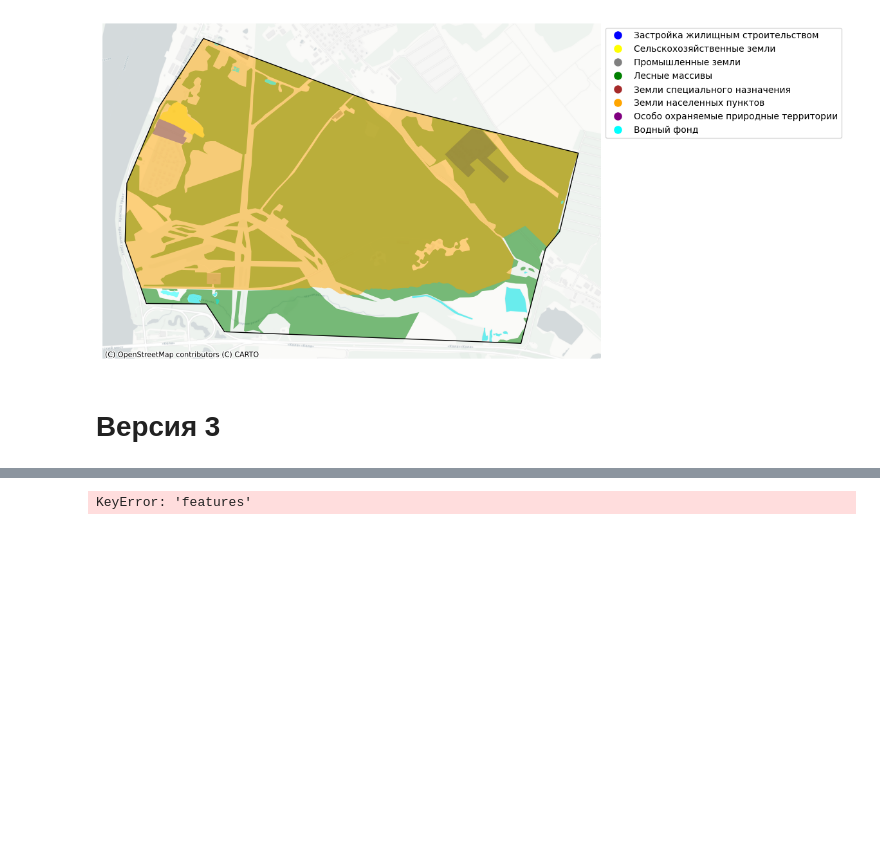
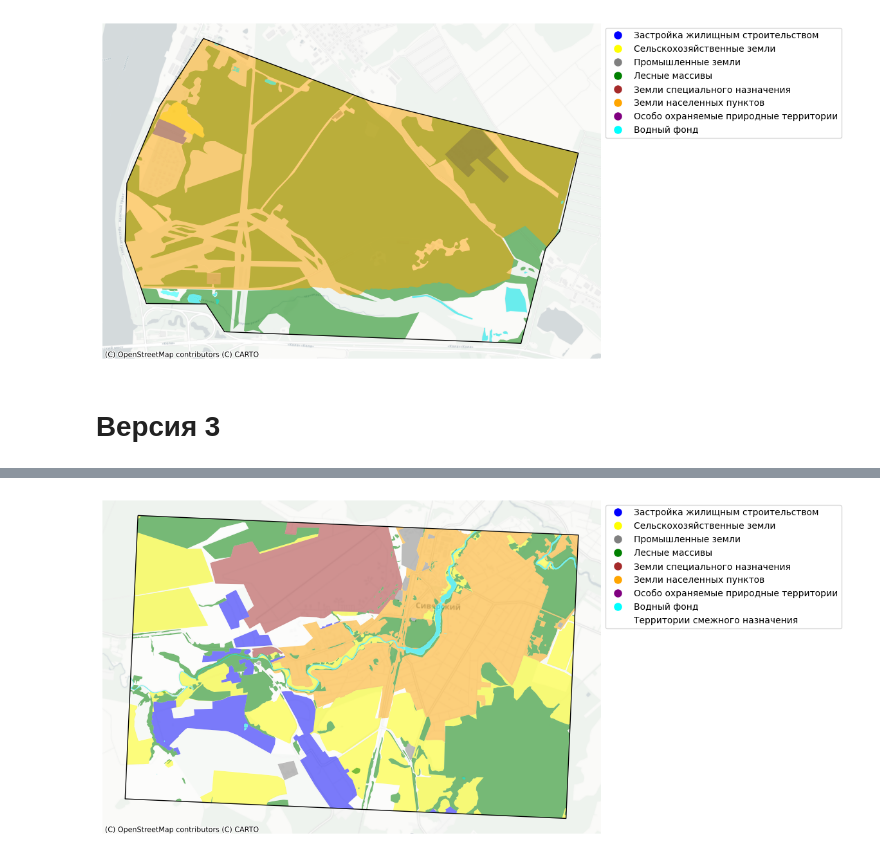
Before and after one commit to Mvin8/PopFrame, a Jupyter notebook: examples/test_urban copy.ipynb, the cells around one changed output, grey strips where cells are left out. Drawn from its saved outputs; the diff is of its cells as text; code cells hidden in the pictures; blank space fills up the shorter version.

```diff
--- a/examples/test_urban copy.ipynb
+++ b/examples/test_urban copy.ipynb
@@ -1143,7 +1143,7 @@ from io import StringIO
 from popframe.method.urbanisation_level import UrbanisationLevel
 from popframe.models.region import Region
 import geopandas as gpd
-region_model = Region.from_pickle('/Users/mvin/Code/PopFrame/examples/data/data_models/Ленинградская область.pickle')
+region_model = Region.from_pickle('/home/mvin/PopFrame/PopFrame/examples/data/Ленинградская область.pickle')
 urbanisation = UrbanisationLevel(region=region_model)
 # %%
 geojson_data = {"geometry":
@@ -1185,4 +1175,4 @@ Error:
 # %%
-landuse_data = urbanisation.get_landuse_data(geojson_data)
+landuse_data = urbanisation.get_landuse_data(territories_gdf)
 landuse_data
 # %% [output]
@@ -1213,6 +1208,6 @@ Error fetching data for tag filter {'place': 'city'}: No data elements in server
 | 6 | 1.3.8 | Процент земель, занимаемых водным... | % | 0.921 | modeled | 2024 | MULTIPOLYGON (((29.99158 59.32592... |
 | 7 | 1.3.9 | Территории смежного назначения | % | 16.282 | modeled | 2024 | MULTIPOLYGON (((30.02711 59.32215... |
 # %%
-urbanisation.plot_landuse(gpd.GeoDataFrame.from_features(geojson_data["features"]), landuse_data)
+urbanisation.plot_landuse(territories_gdf, landuse_data)
 # %% [output]
-KeyError: 'features'
+[figure, added]
```
Also changed, not shown: parts of 2 cells of this notebook, 3 other files.
